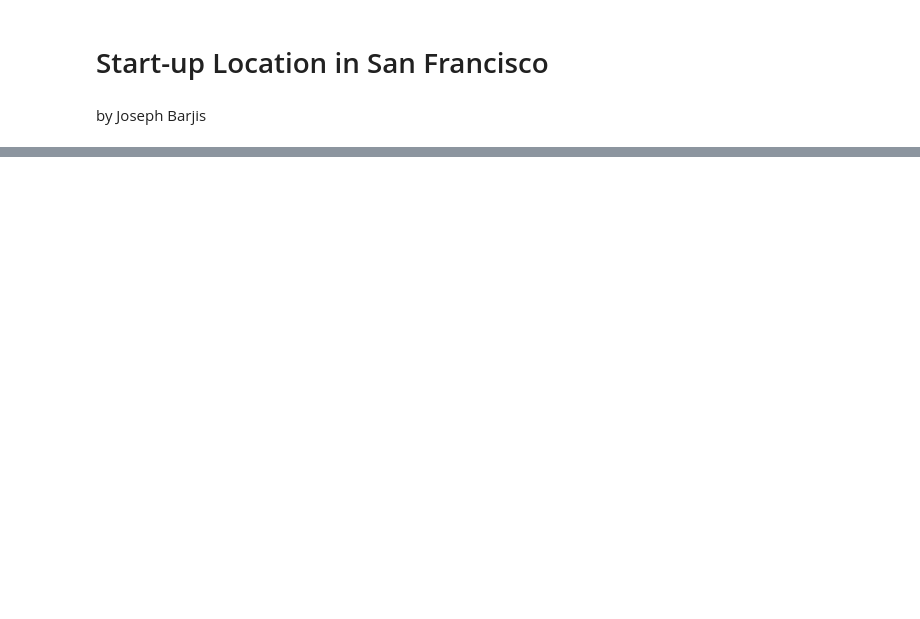
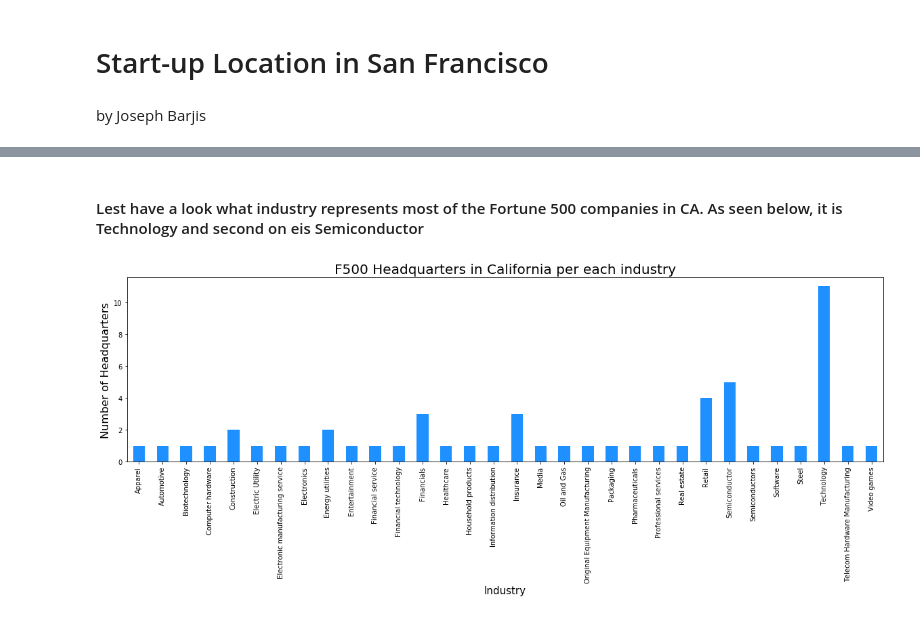
Before and after one commit to jbarjis/Coursera_Capstone, a Jupyter notebook: CapstoneFinal.ipynb, the cells around one changed output, grey strips where cells are left out. Saved outputs shown, nothing was run; the diff lists cells and outputs as text; code cells hidden in the pictures; blank space fills up the shorter version.

```diff
--- a/CapstoneFinal.ipynb
+++ b/CapstoneFinal.ipynb
@@ -27,0 +447,4 @@ This exploration of locations should help me to recommend the right location for
+# %%
+!wget -O geocode.csv https://cocl.us/Geospatial_data
+df_caFinal = pd.read_csv("CA_F500.csv")
+df_caFinal
@@ -27,0 +528,12 @@ This exploration of locations should help me to recommend the right location for
+# %% [markdown]
+#### Lest have a look what industry represents most of the Fortune 500 companies in CA. As seen below, it is Technology and second on eis Semiconductor
+# %%
+clr = "dodgerblue"
+df_caFinal.groupby('Industry')['Headquarters'].count().plot.bar(figsize=(20,5), color=clr)
+plt.title('F500 Headquarters in California per each industry', fontsize = 20)
+plt.xlabel('Industry', fontsize = 15)
+plt.ylabel('Number of Headquarters',fontsize = 16)
+plt.xticks(rotation = 'vertical')
+plt.show()
+# %% [output]
+[figure, added]
```
Also changed, not shown: parts of 62 cells of this notebook.
